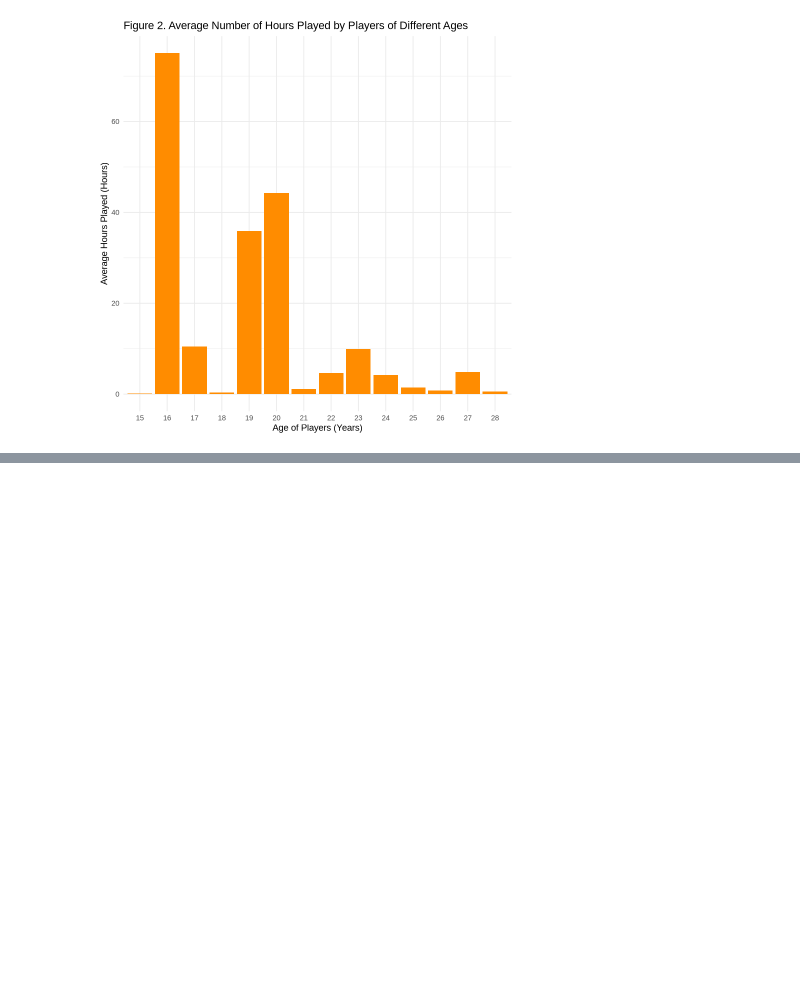
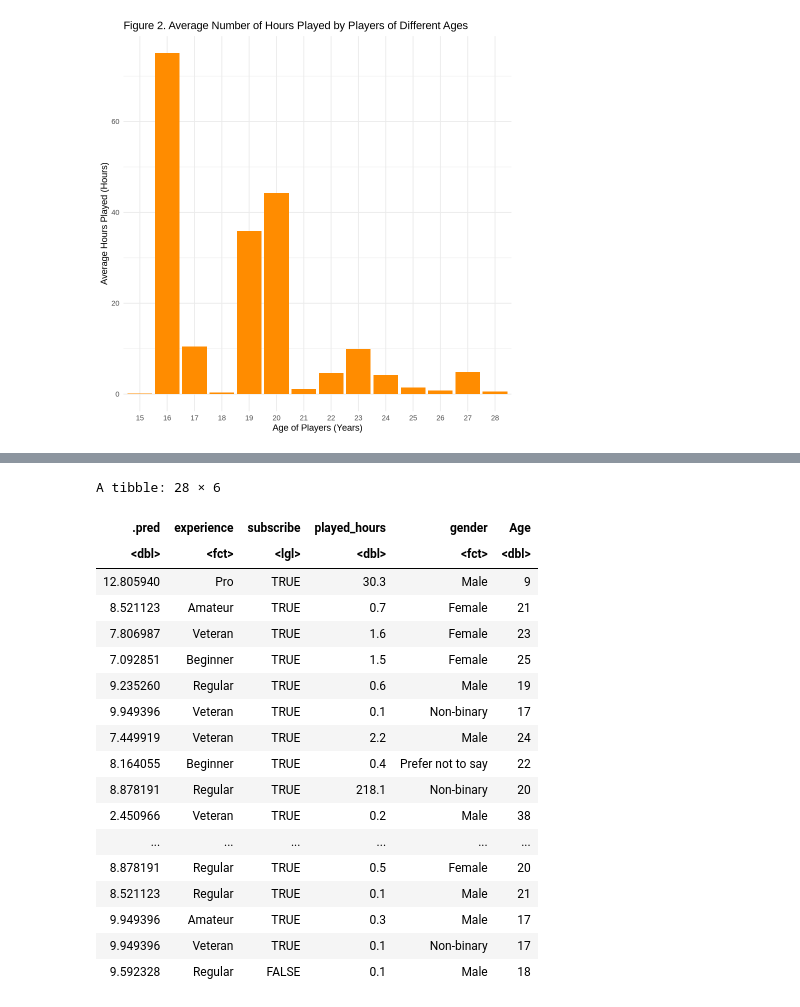
Before and after one commit to Sachi-F/dsci100_group3, a Jupyter notebook: project.ipynb, the cells around one changed output, grey strips where cells are left out. Cells and saved outputs as stored; diff of their text form; code cells hidden in the pictures; blank space fills up the shorter version.

Commit message:
trying regression model

```diff
--- a/project.ipynb
+++ b/project.ipynb
@@ -149,3 +149,10 @@ y = "Average Hours Played (Hours)") +
 theme_minimal()
 # %% [output]
 [figure]
+# %%
+players_split <- initial_split(player_data_filtered, prop = 0.75, strata = played_hours)
+players_training <- training(players_split)
+players_testing <- testing(players_split)
+
+players_training
+players_testing
@@ -151,0 +198,13 @@ theme_minimal()
+# %%
+players_recipe <- recipe(played_hours ~ Age, data = player_data_filtered)
+
+players_spec <- linear_reg() |>
+    set_engine("lm") |>
+    set_mode("regression")
+
+players_fit <- workflow() |>
+    add_recipe(players_recipe) |>
+    add_model(players_spec) |>
+    fit(data = players_training)
+
+players_fit
@@ -151,0 +227,26 @@ theme_minimal()
+# %%
+players_test_results <- players_fit |>
+    predict(players_testing) |>
+    bind_cols(players_testing)
+
+players_test_results
+# %% [output]
+A tibble: 28 × 6
+| .pred | experience | subscribe | played_hours | gender | Age |
+| <dbl> | <fct> | <lgl> | <dbl> | <fct> | <dbl> |
+| 12.805940 | Pro | TRUE | 30.3 | Male | 9 |
+| 8.521123 | Amateur | TRUE | 0.7 | Female | 21 |
+| 7.806987 | Veteran | TRUE | 1.6 | Female | 23 |
+| 7.092851 | Beginner | TRUE | 1.5 | Female | 25 |
+| 9.235260 | Regular | TRUE | 0.6 | Male | 19 |
+| 9.949396 | Veteran | TRUE | 0.1 | Non-binary | 17 |
+| 7.449919 | Veteran | TRUE | 2.2 | Male | 24 |
+| 8.164055 | Beginner | TRUE | 0.4 | Prefer not to say | 22 |
+| 8.878191 | Regular | TRUE | 218.1 | Non-binary | 20 |
+| 2.450966 | Veteran | TRUE | 0.2 | Male | 38 |
+| ... | ... | ... | ... | ... | ... |
+| 8.878191 | Regular | TRUE | 0.5 | Female | 20 |
+| 8.521123 | Regular | TRUE | 0.1 | Male | 21 |
+| 9.949396 | Amateur | TRUE | 0.3 | Male | 17 |
+| 9.949396 | Veteran | TRUE | 0.1 | Non-binary | 17 |
+| 9.592328 | Regular | FALSE | 0.1 | Male | 18 |
```
Also changed, not shown: parts of 2 cells of this notebook.
